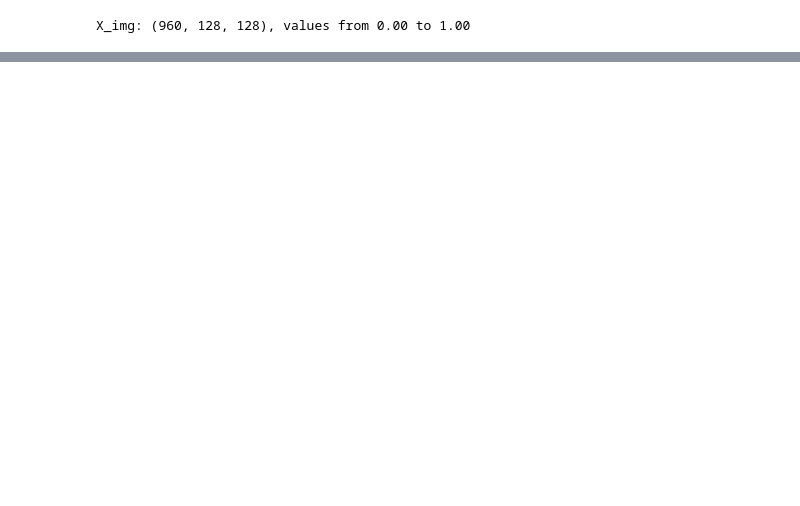
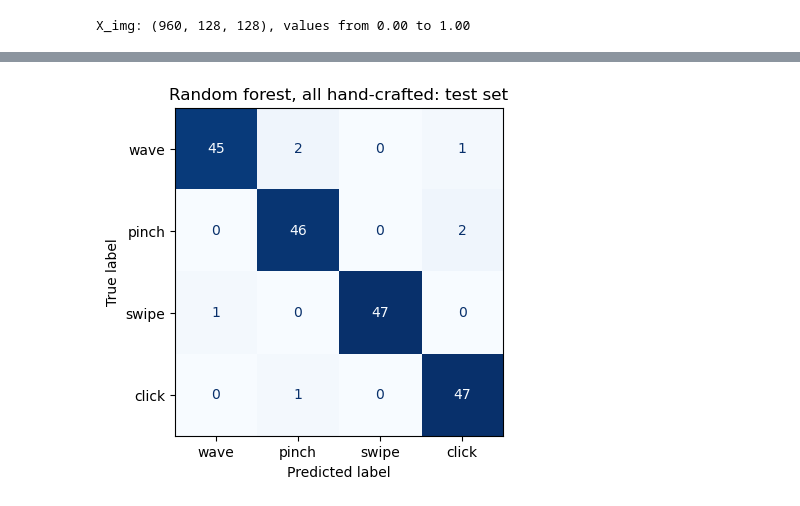
Before and after one commit to jimvanijcken/wicos, a Jupyter notebook: wicos.ipynb, the cells around one changed output, grey strips where cells are left out. Cells and saved outputs as stored; diff of their text form; code cells hidden in the pictures; blank space fills up the shorter version.

```diff
--- a/wicos.ipynb
+++ b/wicos.ipynb
@@ -491,0 +535,13 @@ plt.show()
+# %%
+# Confusion matrix on the test set of the best model, chosen on the 5-fold CV accuracy (not on the test set)
+best_model, best_features = results["5-fold CV"].idxmax()
+F = feature_sets[best_features][0]
+y_pred = make_model(best_model, best_features).fit(F[idx_train], y_train).predict(F[idx_test])
+
+fig, ax = plt.subplots(figsize=(4.5, 4), constrained_layout=True)
+ConfusionMatrixDisplay.from_predictions(y_test, y_pred, display_labels=GESTURES, cmap="Blues", colorbar=False, ax=ax)
+ax.set_title(f"{best_model}, {best_features}: test set")
+fig.savefig(FIG_DIR / "confusion_best_basic.pdf", bbox_inches="tight")
+plt.show()
+# %% [output]
+[figure, added]
```
Also changed, not shown: parts of 32 cells of this notebook, 16 other files.
